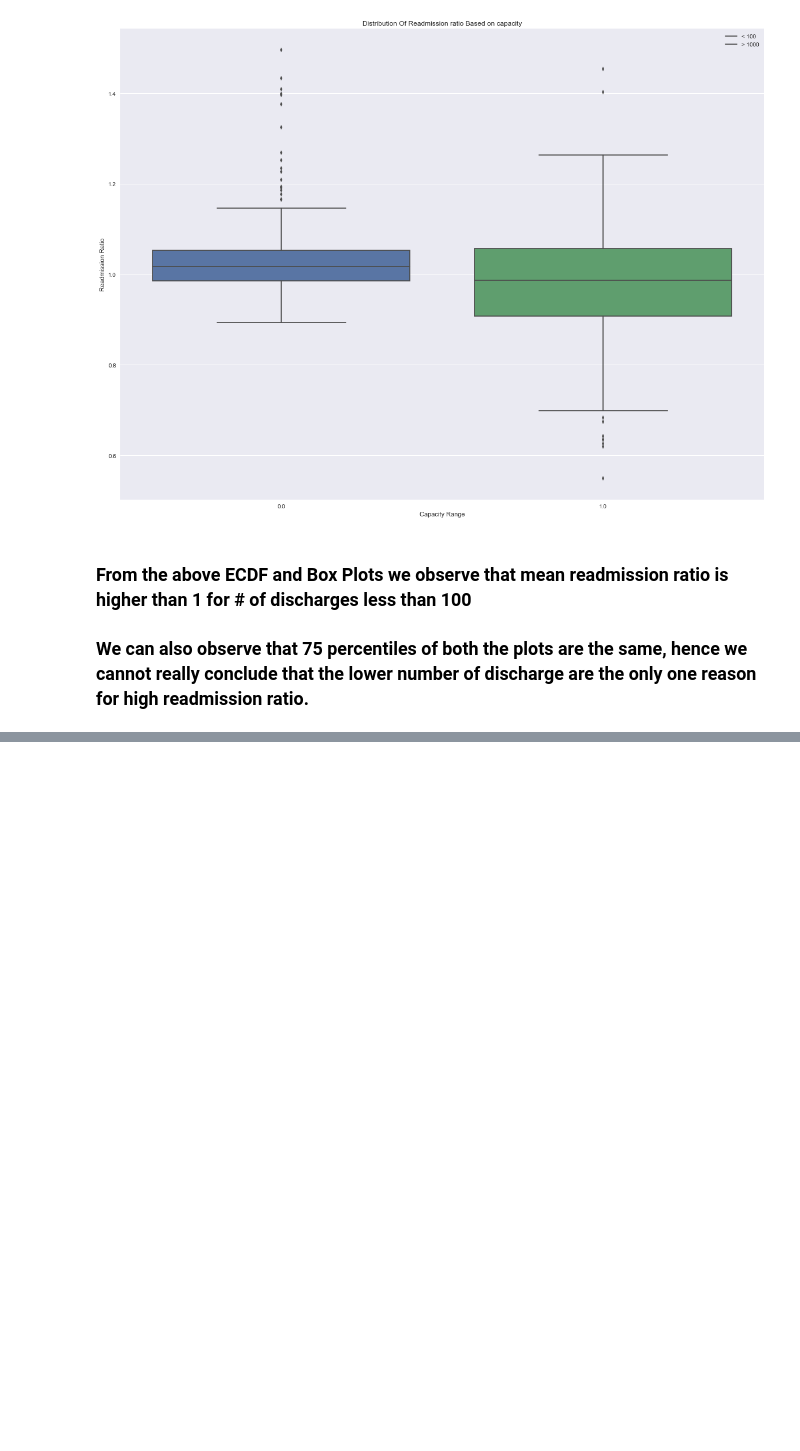
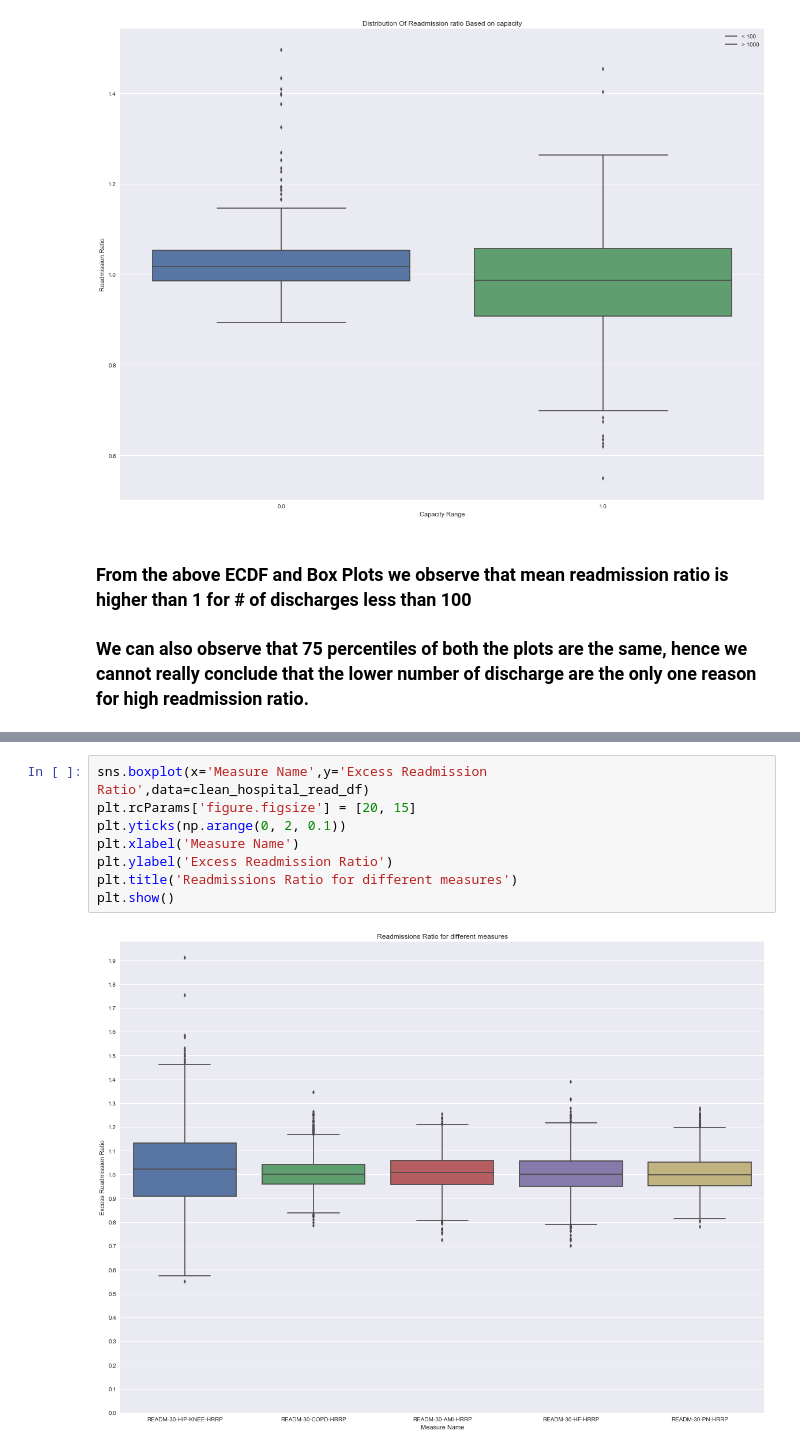
Before and after one commit to samudassir/bikesharingdemand, a Jupyter notebook: Exercises/statistics/hospital_readmit/sliderule_dsi_inferential_statistics_exercise_3.ipynb, the cells around one changed output, grey strips where cells are left out. Saved outputs shown, nothing was run; the diff lists cells and outputs as text; blank space fills up the shorter version.

```diff
--- a/Exercises/statistics/hospital_readmit/sliderule_dsi_inferential_statistics_exercise_3.ipynb
+++ b/Exercises/statistics/hospital_readmit/sliderule_dsi_inferential_statistics_exercise_3.ipynb
@@ -297,0 +299,10 @@ plt.show()
+# %%
+sns.boxplot(x='Measure Name',y='Excess Readmission Ratio',data=clean_hospital_read_df)
+plt.rcParams['figure.figsize'] = [20, 15]
+plt.yticks(np.arange(0, 2, 0.1))
+plt.xlabel('Measure Name')
+plt.ylabel('Excess Readmission Ratio')
+plt.title('Readmissions Ratio for different measures')
+plt.show()
+# %% [output]
+[figure, added]
```
Also changed, not shown: parts of 4 cells of this notebook, 22 other files.
